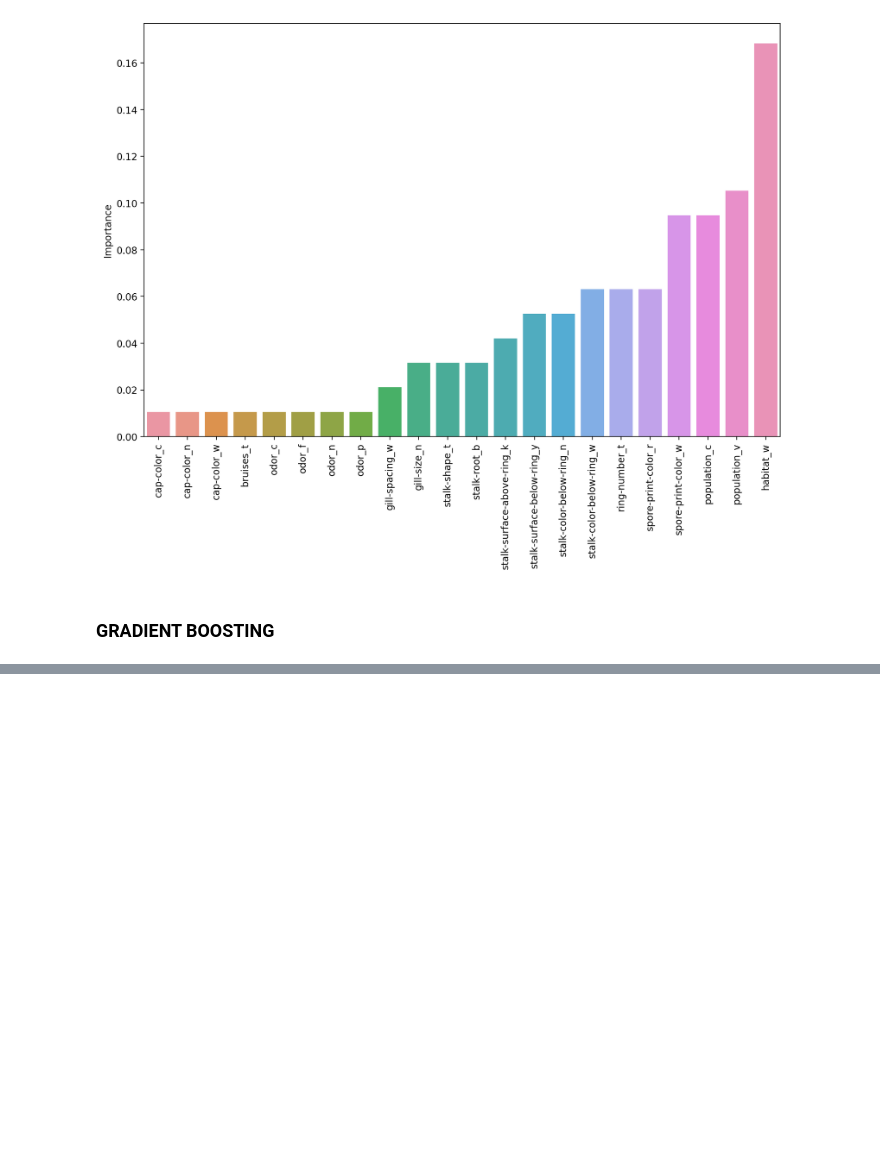
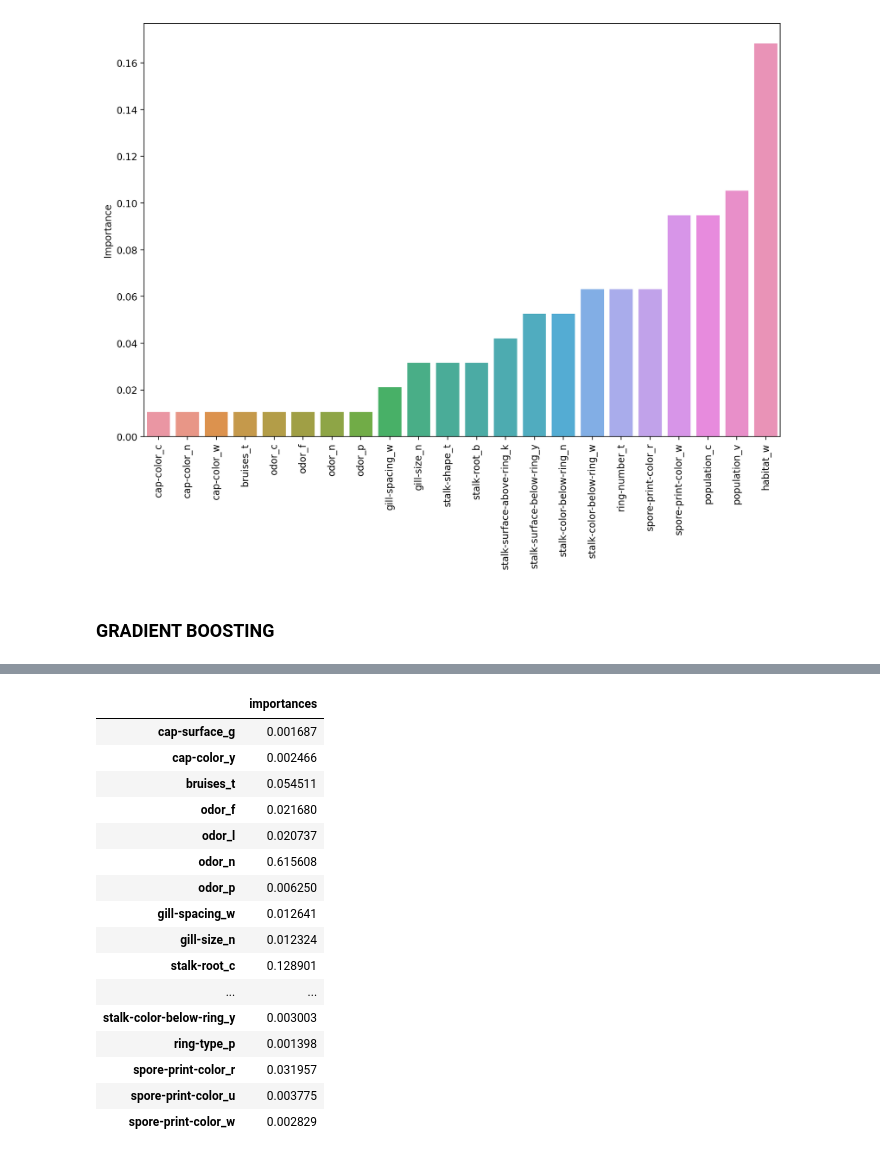
Before and after one commit to NabeelGhazali/machine-learning-notes, a Jupyter notebook: 7. Boosted Trees/Boosting Methods.ipynb, the cells around one changed output, grey strips where cells are left out. Drawn from its saved outputs; the diff is of its cells as text; code cells hidden in the pictures; blank space fills up the shorter version.

```diff
--- a/7. Boosted Trees/Boosting Methods.ipynb
+++ b/7. Boosted Trees/Boosting Methods.ipynb
@@ -252,0 +364,20 @@ plt.xticks(rotation =90);
+# %%
+imp_feat
+# %% [output]
+|  | importances |
+| cap-surface_g | 0.001687 |
+| cap-color_y | 0.002466 |
+| bruises_t | 0.054511 |
+| odor_f | 0.021680 |
+| odor_l | 0.020737 |
+| odor_n | 0.615608 |
+| odor_p | 0.006250 |
+| gill-spacing_w | 0.012641 |
+| gill-size_n | 0.012324 |
+| stalk-root_c | 0.128901 |
+| ... | ... |
+| stalk-color-below-ring_y | 0.003003 |
+| ring-type_p | 0.001398 |
+| spore-print-color_r | 0.031957 |
+| spore-print-color_u | 0.003775 |
+| spore-print-color_w | 0.002829 |
```
Also changed, not shown: parts of 25 cells of this notebook.
